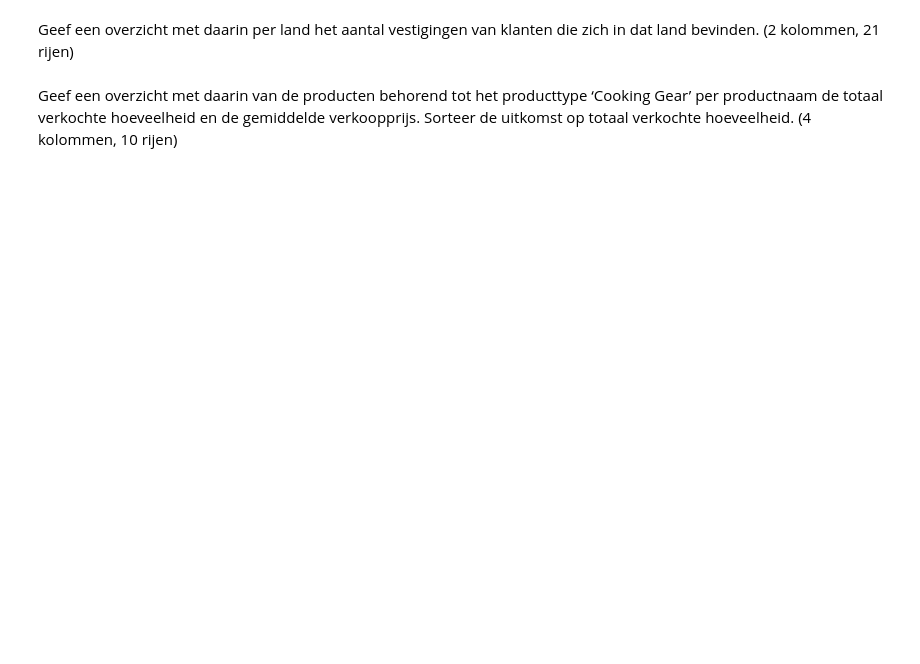
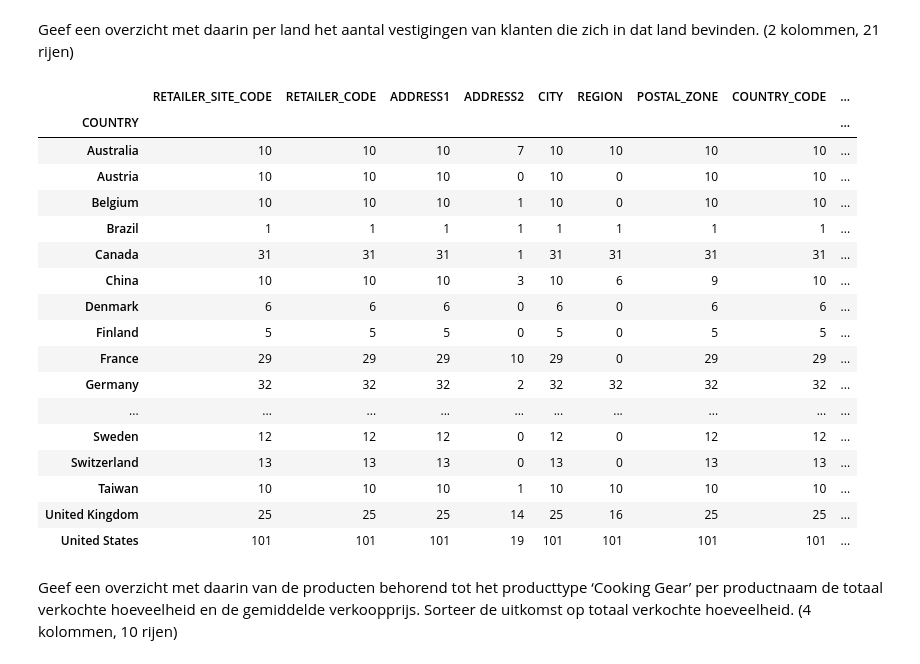
Before and after one commit to Wollepluis/DEDSPortfolio, a Jupyter notebook: Week1/DEDS_WC_1.2_en_1.3_Opdrachten.ipynb, the cells around one changed output. Drawn from its saved outputs; the diff is of its cells as text; code cells hidden in the pictures; blank space fills up the shorter version.

```diff
--- a/Week1/DEDS_WC_1.2_en_1.3_Opdrachten.ipynb
+++ b/Week1/DEDS_WC_1.2_en_1.3_Opdrachten.ipynb
@@ -17,7 +17,7 @@ Zet het bestand go_sales_train.sqlite in een makkelijk te vinden map
 # %% [markdown]
 Kopieer in het codeblok hieronder van het vorige practicum de code om een connectie met het bestand go_sales_train.sqlite te maken.
 # %%
-conn = sqlite3.connect("..\Data\Week1\go_sales_train.sqlite")
+conn = sqlite3.connect("../Data/Week1/go_sales_train.sqlite")
 print(conn)
 # %% [output]
 <sqlite3.Connection object at 0x...>
@@ -46,3 +37,40 @@ for table_name in tables['name']:
+# %%
+tables_query = "SELECT name FROM sqlite_master WHERE type= 'table';"
+tables = pandas.read_sql(tables_query, conn)
+
+df = {}
+
+for table_name in tables['name']:
+    query = f"SELECT * FROM {table_name}"
+    df[table_name] = pandas.read_sql(query, conn)
+
+def get_table_data(table_names):
+
+    if isinstance(table_names, str):
+        table_names = [table_names]
+
+    tables = [df.get(name, pandas.DataFrame()) for name in table_names]
+
+    if not tables:
+        print(f"None of the specified tables were found.")
+        return pandas.DataFrame()
+
+    merged_data = merge_table_data(tables)
+    return merged_data
+
+def merge_table_data(tables):
+    merged_data = tables[0]
+
+    for current_table in tables[1:]:
+        common_columns = merged_data.columns.intersection(current_table.columns)
+
+        if not common_columns.empty:
+            merge_column = common_columns[0]
+            merged_data = pandas.merge(merged_data, current_table, on=merge_column, how='inner')
+        else:
+            print(f"No common column found between the tables")
+
+    return merged_data
 # %% [markdown]
 Krijg je een "no such table" error? Dan heb je misschien met .connect() per ongeluk een leeg  databasebestand (.sqlite) aangemaakt. <u>Let op:</u> lees eventueel de informatie uit het Notebook van werkcollege 1.1b nog eens goed door.
 # %% [markdown]
@@ -236,4 +445,28 @@ Geef een overzicht met daarin per producttype het aantal producten die tot dat p
 # %% [markdown]
 Geef een overzicht met daarin per land het aantal vestigingen van klanten die zich in dat land bevinden. (2 kolommen, 21 rijen)
+# %%
+table_data = get_table_data(['retailer_site', 'country'])
+
+filter = table_data.groupby('COUNTRY')['RETAILER_SITE_CODE'].count()
+pandas.DataFrame(filter)
+# %% [output]
+|  | RETAILER_SITE_CODE | RETAILER_CODE | ADDRESS1 | ADDRESS2 | CITY | REGION | POSTAL_ZONE | COUNTRY_CODE | ... |
+| COUNTRY |  |  |  |  |  |  |  |  | ... |
+| Australia | 10 | 10 | 10 | 7 | 10 | 10 | 10 | 10 | ... |
+| Austria | 10 | 10 | 10 | 0 | 10 | 0 | 10 | 10 | ... |
+| Belgium | 10 | 10 | 10 | 1 | 10 | 0 | 10 | 10 | ... |
+| Brazil | 1 | 1 | 1 | 1 | 1 | 1 | 1 | 1 | ... |
+| Canada | 31 | 31 | 31 | 1 | 31 | 31 | 31 | 31 | ... |
+| China | 10 | 10 | 10 | 3 | 10 | 6 | 9 | 10 | ... |
+| Denmark | 6 | 6 | 6 | 0 | 6 | 0 | 6 | 6 | ... |
+| Finland | 5 | 5 | 5 | 0 | 5 | 0 | 5 | 5 | ... |
+| France | 29 | 29 | 29 | 10 | 29 | 0 | 29 | 29 | ... |
+| Germany | 32 | 32 | 32 | 2 | 32 | 32 | 32 | 32 | ... |
+| ... | ... | ... | ... | ... | ... | ... | ... | ... | ... |
+| Sweden | 12 | 12 | 12 | 0 | 12 | 0 | 12 | 12 | ... |
+| Switzerland | 13 | 13 | 13 | 0 | 13 | 0 | 13 | 13 | ... |
+| Taiwan | 10 | 10 | 10 | 1 | 10 | 10 | 10 | 10 | ... |
+| United Kingdom | 25 | 25 | 25 | 14 | 25 | 16 | 25 | 25 | ... |
+| United States | 101 | 101 | 101 | 19 | 101 | 101 | 101 | 101 | ... |
 # %% [markdown]
 Geef een overzicht met daarin van de producten behorend tot het producttype ‘Cooking Gear’ per productnaam de totaal verkochte hoeveelheid en de gemiddelde verkoopprijs. Sorteer de uitkomst op totaal verkochte hoeveelheid. (4 kolommen, 10 rijen)
```
Also changed, not shown: parts of 27 cells of this notebook.
